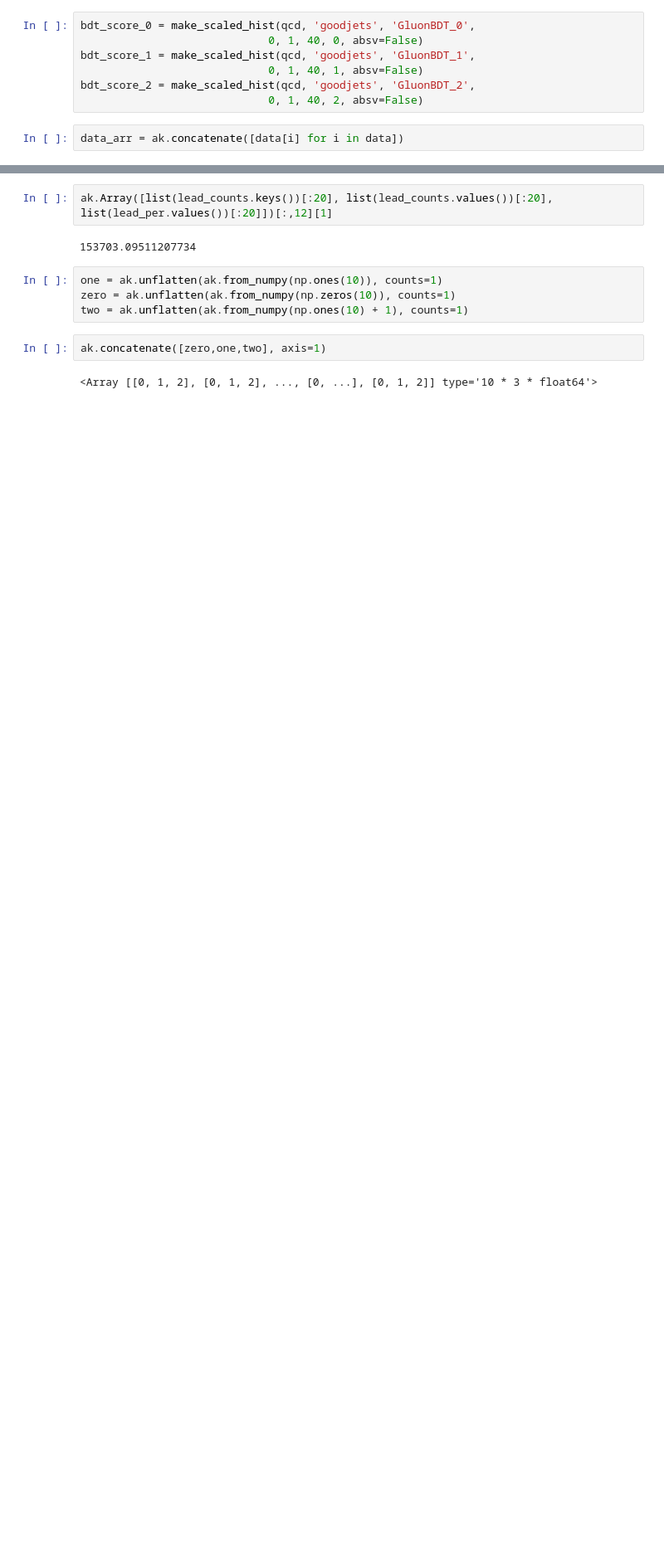
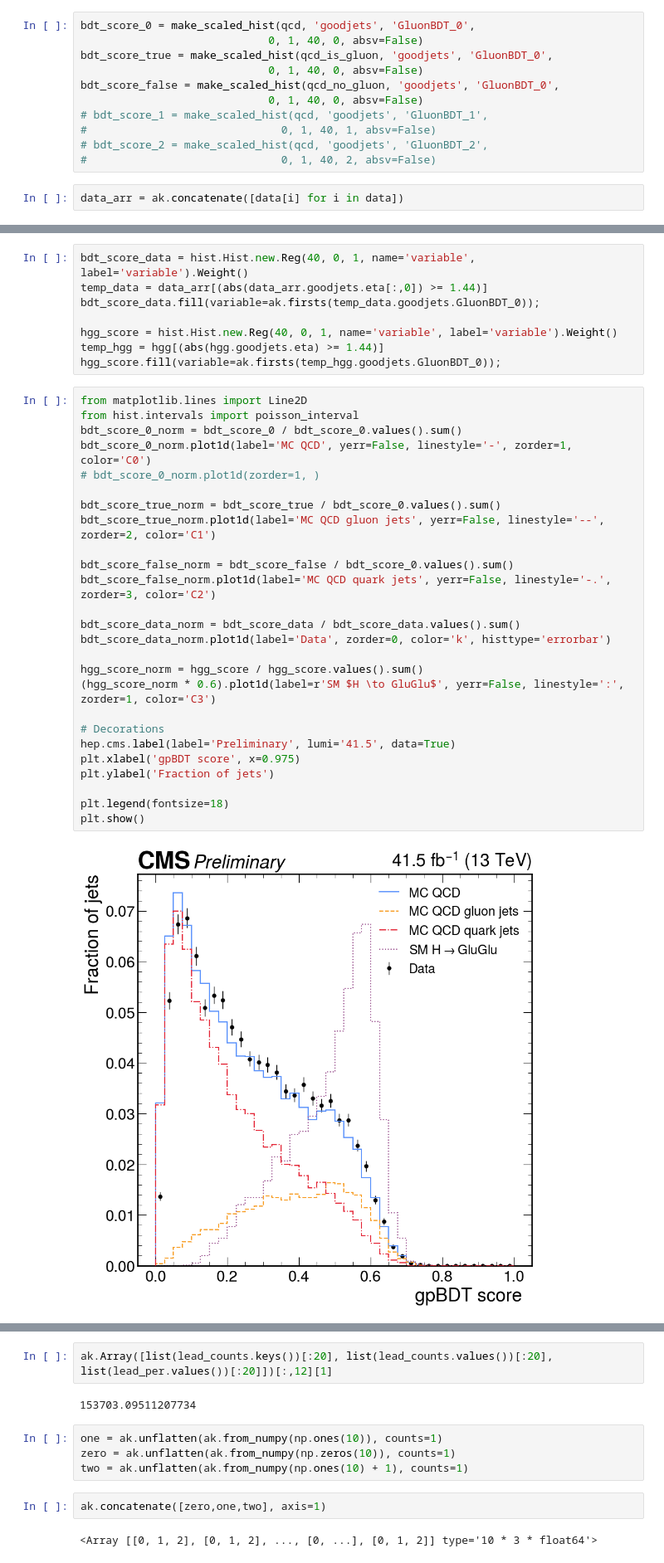
Before and after one commit to cmoore24-24/hgg, a Jupyter notebook: standalone_notebooks/skims/gluon_finding/bdt_cut.ipynb, the cells around one changed output, grey strips where cells are left out. Shown at 83% size. Saved outputs shown, nothing was run; the diff lists cells and outputs as text; blank space fills up the shorter version.

```diff
--- a/standalone_notebooks/skims/gluon_finding/bdt_cut.ipynb
+++ b/standalone_notebooks/skims/gluon_finding/bdt_cut.ipynb
@@ -170,10 +187,14 @@ def make_scaled_hist(group, prefix, var_name, range_down, range_up, bins=40, whi
 # %%
 bdt_score_0 = make_scaled_hist(qcd, 'goodjets', 'GluonBDT_0',
                              0, 1, 40, 0, absv=False)
-bdt_score_1 = make_scaled_hist(qcd, 'goodjets', 'GluonBDT_1',
-                             0, 1, 40, 1, absv=False)
-bdt_score_2 = make_scaled_hist(qcd, 'goodjets', 'GluonBDT_2',
-                             0, 1, 40, 2, absv=False)
+bdt_score_true = make_scaled_hist(qcd_is_gluon, 'goodjets', 'GluonBDT_0',
+                             0, 1, 40, 0, absv=False)
+bdt_score_false = make_scaled_hist(qcd_no_gluon, 'goodjets', 'GluonBDT_0',
+                             0, 1, 40, 0, absv=False)
+# bdt_score_1 = make_scaled_hist(qcd, 'goodjets', 'GluonBDT_1',
+#                              0, 1, 40, 1, absv=False)
+# bdt_score_2 = make_scaled_hist(qcd, 'goodjets', 'GluonBDT_2',
+#                              0, 1, 40, 2, absv=False)
 # %%
 data_arr = ak.concatenate([data[i] for i in data])
 # %%
@@ -212,3 +229,39 @@ plt.show()
+# %%
+bdt_score_data = hist.Hist.new.Reg(40, 0, 1, name='variable', label='variable').Weight()
+temp_data = data_arr[(abs(data_arr.goodjets.eta[:,0]) >= 1.44)]
+bdt_score_data.fill(variable=ak.firsts(temp_data.goodjets.GluonBDT_0));
+
+hgg_score = hist.Hist.new.Reg(40, 0, 1, name='variable', label='variable').Weight()
+temp_hgg = hgg[(abs(hgg.goodjets.eta) >= 1.44)]
+hgg_score.fill(variable=ak.firsts(temp_hgg.goodjets.GluonBDT_0));
+# %%
+from matplotlib.lines import Line2D
+from hist.intervals import poisson_interval
+bdt_score_0_norm = bdt_score_0 / bdt_score_0.values().sum()
+bdt_score_0_norm.plot1d(label='MC QCD', yerr=False, linestyle='-', zorder=1, color='C0')
+# bdt_score_0_norm.plot1d(zorder=1, )
+
+bdt_score_true_norm = bdt_score_true / bdt_score_0.values().sum()
+bdt_score_true_norm.plot1d(label='MC QCD gluon jets', yerr=False, linestyle='--', zorder=2, color='C1')
+
+bdt_score_false_norm = bdt_score_false / bdt_score_0.values().sum()
+bdt_score_false_norm.plot1d(label='MC QCD quark jets', yerr=False, linestyle='-.', zorder=3, color='C2')
+
+bdt_score_data_norm = bdt_score_data / bdt_score_data.values().sum()
+bdt_score_data_norm.plot1d(label='Data', zorder=0, color='k', histtype='errorbar')
+
+hgg_score_norm = hgg_score / hgg_score.values().sum()
+(hgg_score_norm * 0.6).plot1d(label=r'SM $H \to GluGlu$', yerr=False, linestyle=':', zorder=1, color='C3')
+
+# Decorations
+hep.cms.label(label='Preliminary', lumi='41.5', data=True)
+plt.xlabel('gpBDT score', x=0.975)
+plt.ylabel('Fraction of jets')
+
+plt.legend(fontsize=18)
+plt.show()
+# %% [output]
+[figure, added]
 # %%
 lead_per = {}
 lead_counts = {}
```
Also changed, not shown: parts of 19 cells of this notebook, 38 other files.
